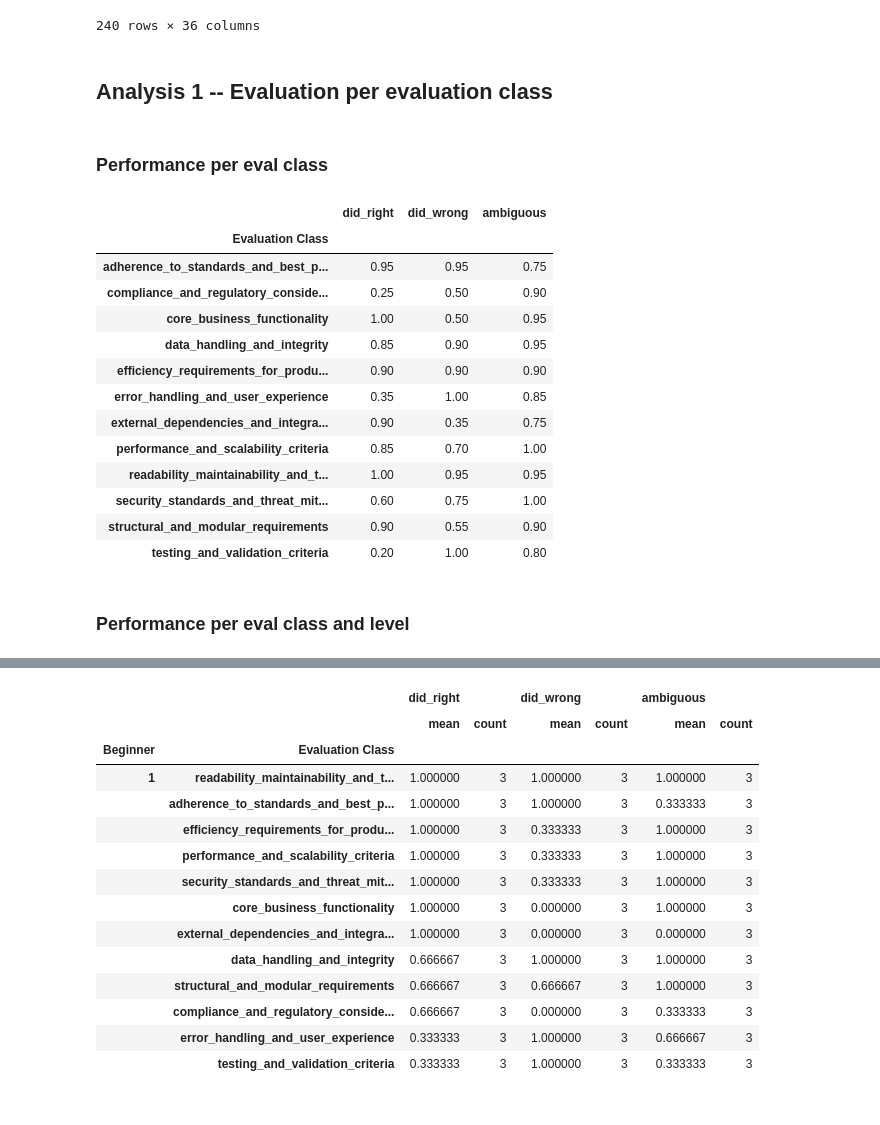
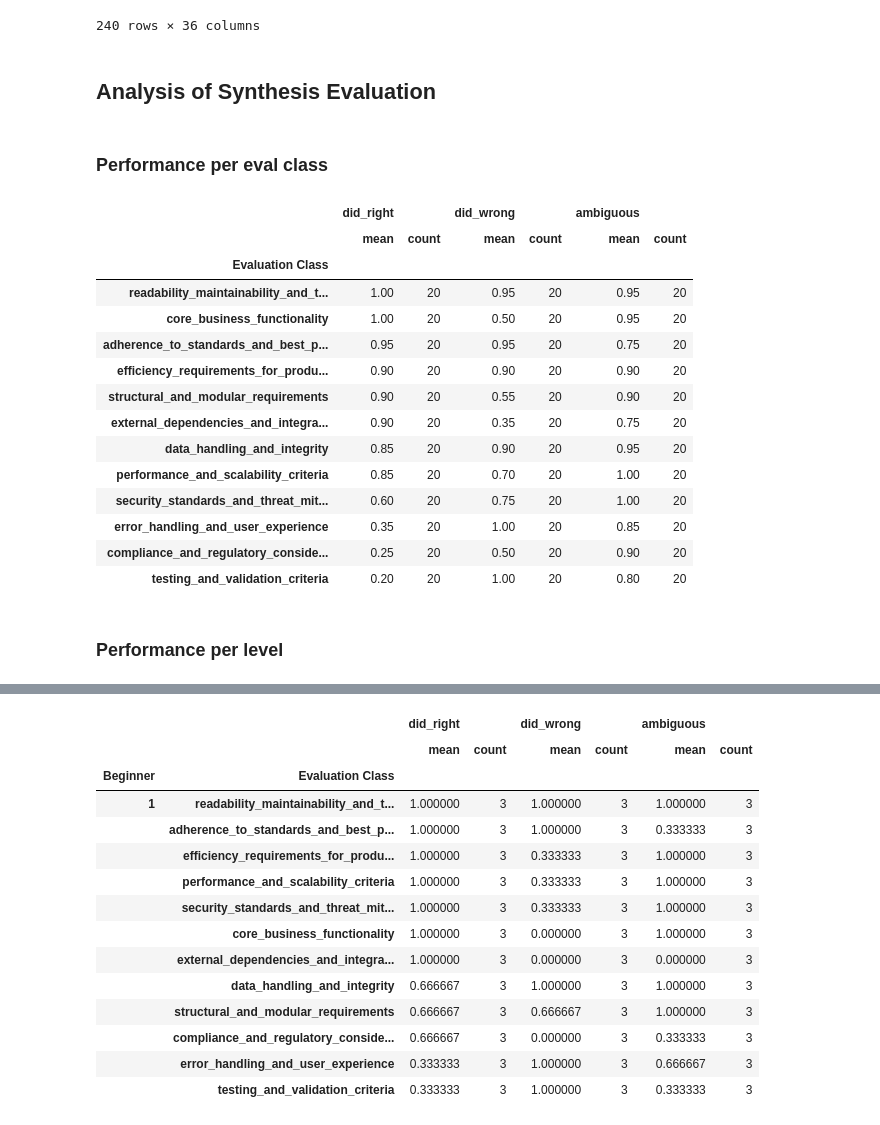
Before and after one commit to push-to-prod-ai/push-to-prod, a Jupyter notebook: syntropy-app/eda-notebook.ipynb, the cells around one changed output, grey strips where cells are left out. Cells and saved outputs as stored; diff of their text form; code cells hidden in the pictures.

```diff
--- a/syntropy-app/eda-notebook.ipynb
+++ b/syntropy-app/eda-notebook.ipynb
@@ -2045,28 +2045,37 @@ subjective_analyses_df# .groupby(by=['Evaluation Class'] + complexities + levels
 | 239 | 20 | adherence_to_standards_and_best_p... | 1 | 1 | 0 | 1 | 0 | 0 | ... |
 240 rows × 36 columns
 # %% [markdown]
-## Analysis 1 -- Evaluation per evaluation class
+## Analysis of Synthesis Evaluation
 # %%
 levels = ['Beginner', 'Intermediate', 'Advanced']
 performance_metrics = ['did_right', 'did_wrong', 'ambiguous']
 # %% [markdown]
 ### Performance per eval class
-# %%
-subjective_analyses_df[['Evaluation Class'] + performance_metrics].groupby(by=['Evaluation Class']).mean()
-# %% [output]
-|  | did_right | did_wrong | ambiguous |
-| Evaluation Class |  |  |  |
-| adherence_to_standards_and_best_p... | 0.95 | 0.95 | 0.75 |
-| compliance_and_regulatory_conside... | 0.25 | 0.50 | 0.90 |
-| core_business_functionality | 1.00 | 0.50 | 0.95 |
-| data_handling_and_integrity | 0.85 | 0.90 | 0.95 |
-| efficiency_requirements_for_produ... | 0.90 | 0.90 | 0.90 |
-| error_handling_and_user_experience | 0.35 | 1.00 | 0.85 |
-| external_dependencies_and_integra... | 0.90 | 0.35 | 0.75 |
-| performance_and_scalability_criteria | 0.85 | 0.70 | 1.00 |
-| readability_maintainability_and_t... | 1.00 | 0.95 | 0.95 |
-| security_standards_and_threat_mit... | 0.60 | 0.75 | 1.00 |
-| structural_and_modular_requirements | 0.90 | 0.55 | 0.90 |
-| testing_and_validation_criteria | 0.20 | 1.00 | 0.80 |
+# %%
+subjective_analyses_df[['Evaluation Class'] + performance_metrics
+].groupby(
+    by=['Evaluation Class']
+).agg(
+    ['mean', 'count']
+).sort_values(
+    by=[('did_right', 'mean'), ('did_wrong', 'mean'), ('ambiguous', 'mean')],
+    ascending=False
+)
+# %% [output]
+|  | did_right |  | did_wrong |  | ambiguous |  |
+|  | mean | count | mean | count | mean | count |
+| Evaluation Class |  |  |  |  |  |  |
+| readability_maintainability_and_t... | 1.00 | 20 | 0.95 | 20 | 0.95 | 20 |
+| core_business_functionality | 1.00 | 20 | 0.50 | 20 | 0.95 | 20 |
+| adherence_to_standards_and_best_p... | 0.95 | 20 | 0.95 | 20 | 0.75 | 20 |
+| efficiency_requirements_for_produ... | 0.90 | 20 | 0.90 | 20 | 0.90 | 20 |
+| structural_and_modular_requirements | 0.90 | 20 | 0.55 | 20 | 0.90 | 20 |
+| external_dependencies_and_integra... | 0.90 | 20 | 0.35 | 20 | 0.75 | 20 |
+| data_handling_and_integrity | 0.85 | 20 | 0.90 | 20 | 0.95 | 20 |
+| performance_and_scalability_criteria | 0.85 | 20 | 0.70 | 20 | 1.00 | 20 |
+| security_standards_and_threat_mit... | 0.60 | 20 | 0.75 | 20 | 1.00 | 20 |
+| error_handling_and_user_experience | 0.35 | 20 | 1.00 | 20 | 0.85 | 20 |
+| compliance_and_regulatory_conside... | 0.25 | 20 | 0.50 | 20 | 0.90 | 20 |
+| testing_and_validation_criteria | 0.20 | 20 | 1.00 | 20 | 0.80 | 20 |
 # %% [markdown]
-### Performance per eval class and level
+### Performance per level
```
Also changed, not shown: parts of 2 cells of this notebook.
